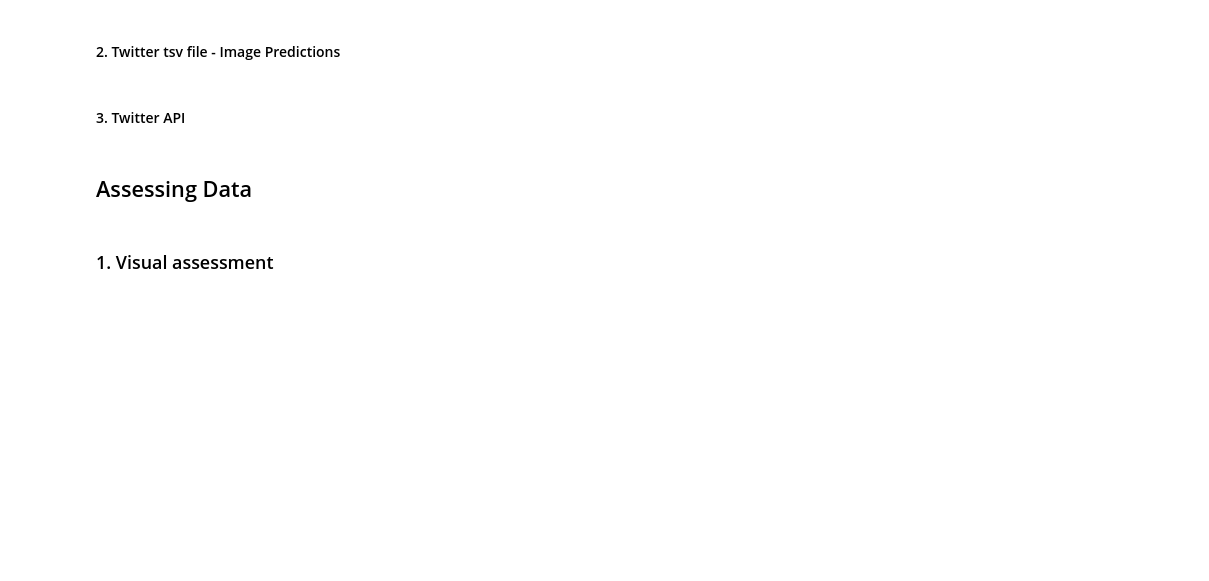
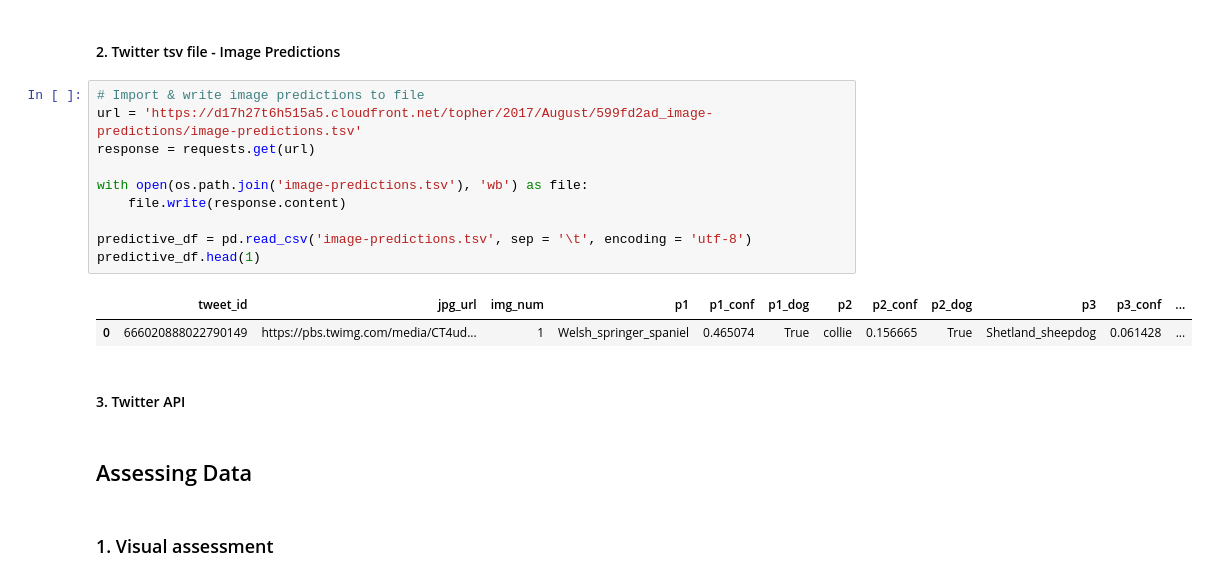
Before and after one commit to emilylauyw/Udacity-DAND-Project7-Wrangle_and_Analyze_Data, a Jupyter notebook: wrangle_act.ipynb, the cells around one changed output. Cells and saved outputs as stored; diff of their text form; blank space fills up the shorter version.

```diff
--- a/wrangle_act.ipynb
+++ b/wrangle_act.ipynb
@@ -33,5 +37,18 @@ archive_df = pd.read_csv('twitter-archive-enhanced.csv')
 # %% [markdown]
 #### 2. Twitter tsv file - Image Predictions
+# %%
+# Import & write image predictions to file
+url = 'https://d17h27t6h515a5.cloudfront.net/topher/2017/August/599fd2ad_image-predictions/image-predictions.tsv'
+response = requests.get(url)
+
+with open(os.path.join('image-predictions.tsv'), 'wb') as file:
+    file.write(response.content)
+
+predictive_df = pd.read_csv('image-predictions.tsv', sep = '\t', encoding = 'utf-8')
+predictive_df.head(1)
+# %% [output]
+|  | tweet_id | jpg_url | img_num | p1 | p1_conf | p1_dog | p2 | p2_conf | p2_dog | p3 | p3_conf | ... |
+| 0 | 666020888022790149 | https://pbs.twimg.com/media/CT4ud... | 1 | Welsh_springer_spaniel | 0.465074 | True | collie | 0.156665 | True | Shetland_sheepdog | 0.061428 | ... |
 # %% [markdown]
 #### 3. Twitter API
 # %% [markdown]
```
Also changed, not shown: parts of 2 cells of this notebook.
